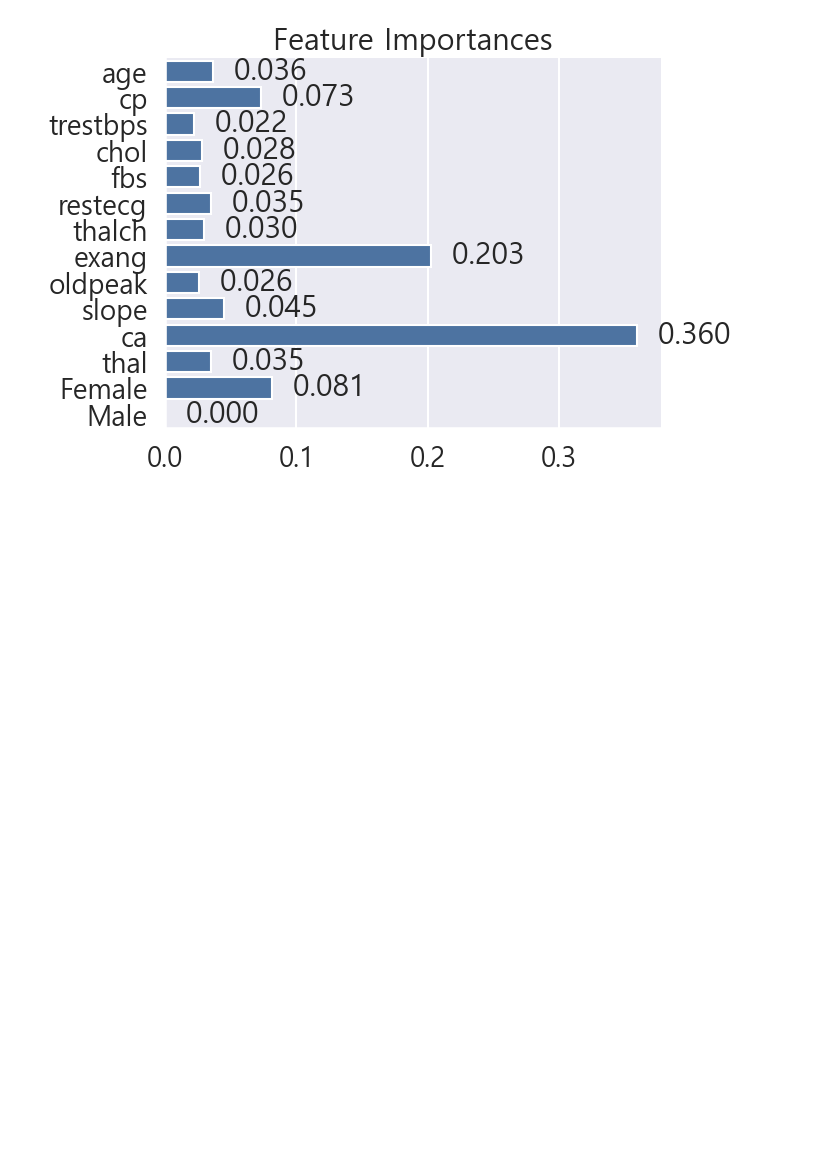
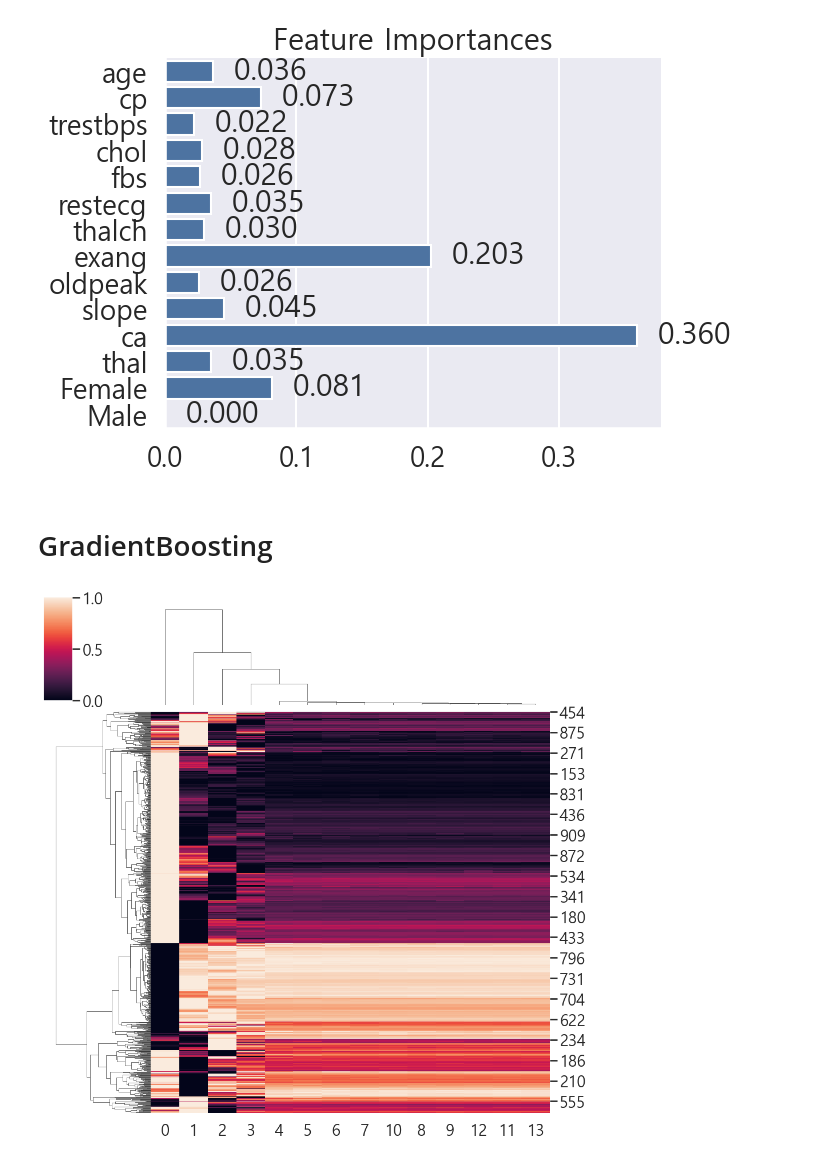
Before and after one commit to Pepi10/ML, a Jupyter notebook: 1Heart_Disease.ipynb, the cells around one changed output. Saved outputs shown, nothing was run; the diff lists cells and outputs as text; code cells hidden in the pictures; blank space fills up the shorter version.

```diff
--- a/1Heart_Disease.ipynb
+++ b/1Heart_Disease.ipynb
@@ -1519,3 +1520,16 @@ num: 0.081
 Female: 0.000
 --------------------------------------------------
 [figure]
+# %% [markdown]
+# GradientBoosting
+# %%
+X = df.drop(columns = 'num')
+# %%
+pca = PCA(n_components = 14)
+X_pca = pca.fit_transform(X)
+df_X = pd.DataFrame(x_pca)
+
+sns.clustermap(df_X, standard_scale=0)
+plt.show()
+# %% [output]
+[figure, added]
```
Also changed, not shown: parts of 10 cells of this notebook, 3 other files.
